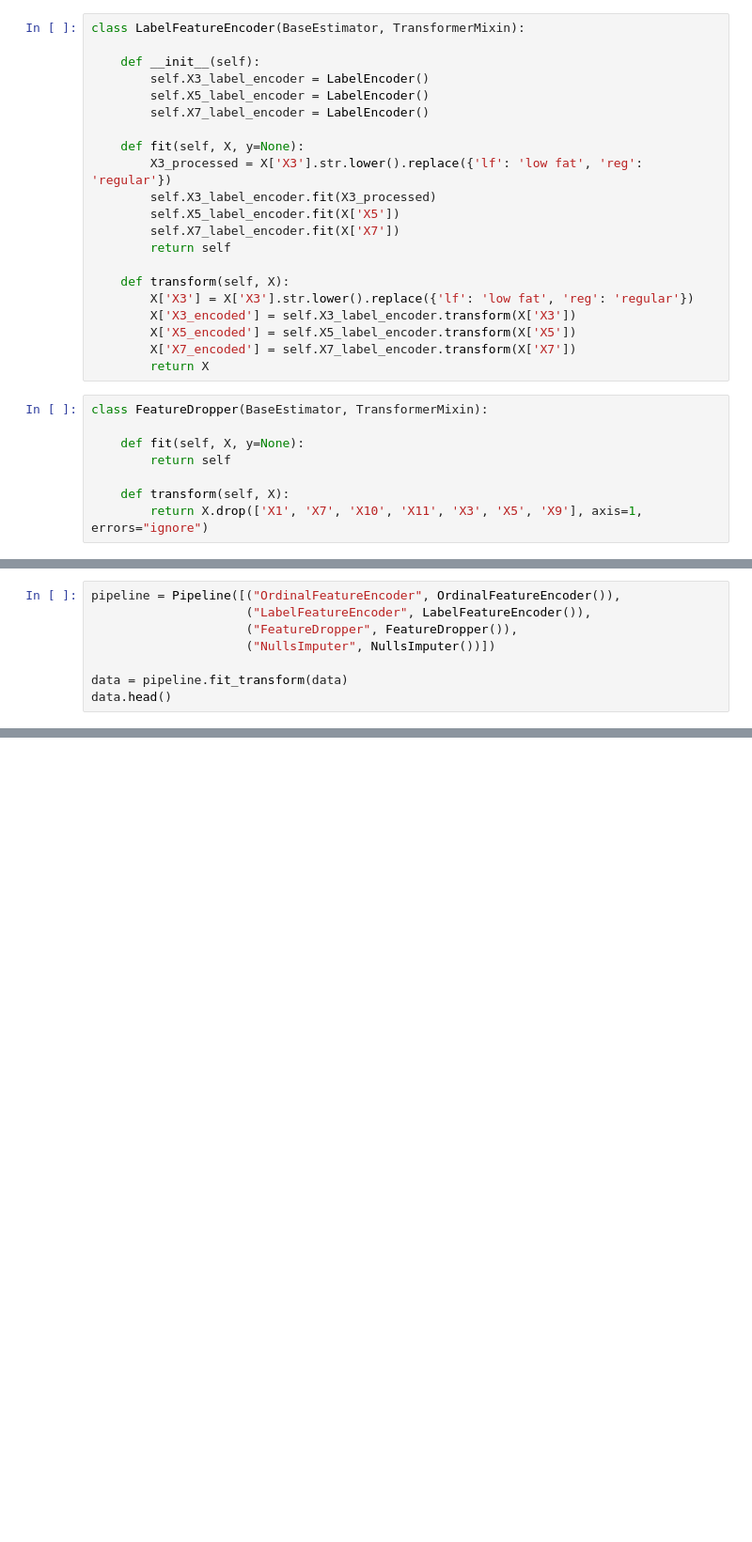
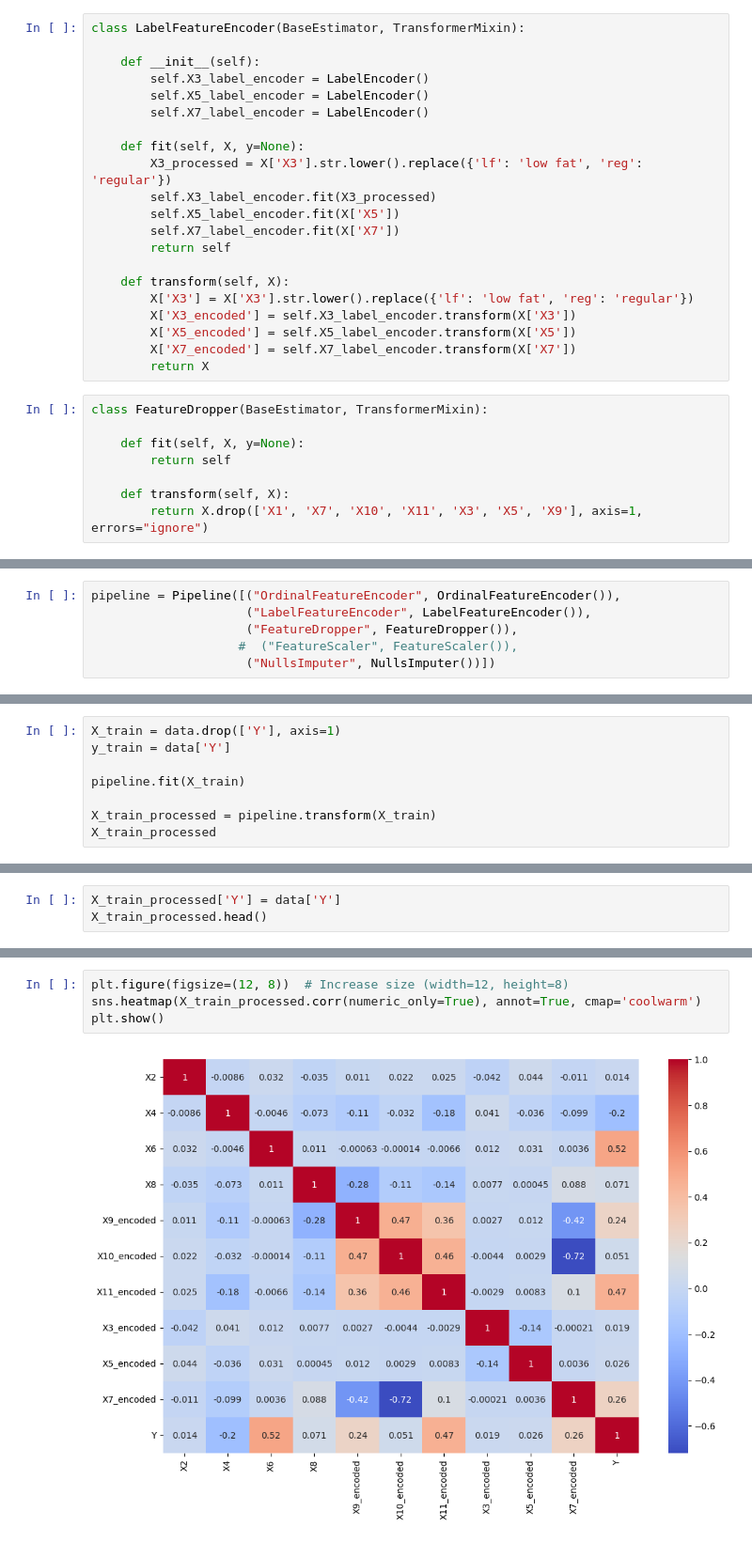
Before and after one commit to reda1609/AI-Talents-League, a Jupyter notebook: Round 1/Preprocessing.ipynb, the cells around one changed output, grey strips where cells are left out. Shown at 94% size. Saved outputs shown, nothing was run; the diff lists cells and outputs as text; blank space fills up the shorter version.

Commit message:
preprocess training and testing data

```diff
--- a/Round 1/Preprocessing.ipynb
+++ b/Round 1/Preprocessing.ipynb
@@ -96,7 +110,5 @@ class FeatureDropper(BaseEstimator, TransformerMixin):
 pipeline = Pipeline([("OrdinalFeatureEncoder", OrdinalFeatureEncoder()),
                      ("LabelFeatureEncoder", LabelFeatureEncoder()),
                      ("FeatureDropper", FeatureDropper()),
+                    #  ("FeatureScaler", FeatureScaler()),
                      ("NullsImputer", NullsImputer())])
-
-data = pipeline.fit_transform(data)
-data.head()
@@ -109,0 +117,8 @@ data.head()
+# %%
+X_train = data.drop(['Y'], axis=1)
+y_train = data['Y']
+
+pipeline.fit(X_train)
+
+X_train_processed = pipeline.transform(X_train)
+X_train_processed
@@ -130,0 +183,3 @@ memory usage: 515.8 KB
+# %%
+X_train_processed['Y'] = data['Y']
+X_train_processed.head()
@@ -130,0 +200,6 @@ memory usage: 515.8 KB
+# %%
+plt.figure(figsize=(12, 8))  # Increase size (width=12, height=8)
+sns.heatmap(X_train_processed.corr(numeric_only=True), annot=True, cmap='coolwarm')
+plt.show()
+# %% [output]
+[figure, added]
```
Also changed, not shown: parts of 13 cells of this notebook.
